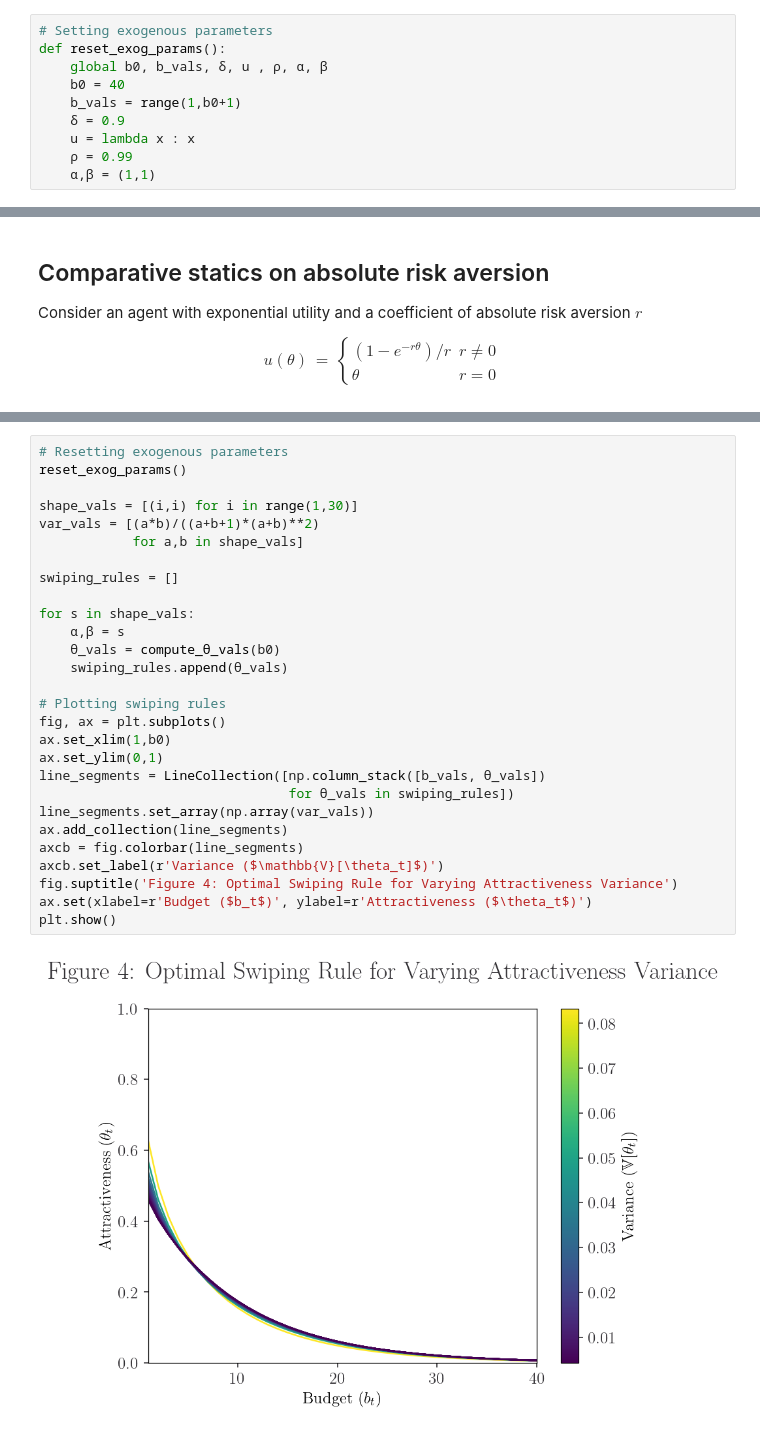
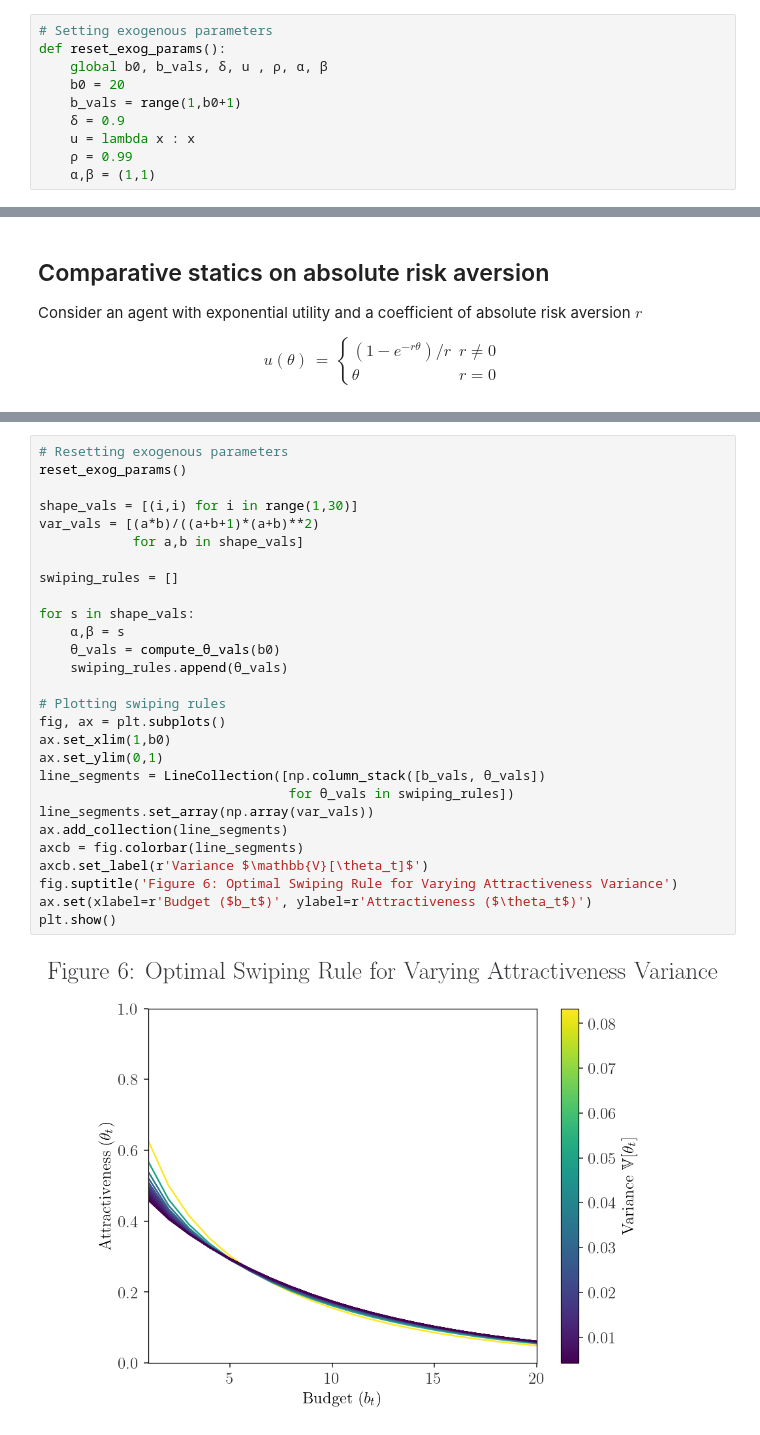
Before and after one commit to patohdzs/project-swipe, a Jupyter notebook: toy-model-one/toy-model-one.ipynb, the cells around one changed output, grey strips where cells are left out. Cells and saved outputs as stored; diff of their text form.

```diff
--- a/toy-model-one/toy-model-one.ipynb
+++ b/toy-model-one/toy-model-one.ipynb
@@ -43,7 +43,7 @@ $$
 # Setting exogenous parameters
 def reset_exog_params():
     global b0, b_vals, δ, u , ρ, α, β
-    b0 = 40
+    b0 = 20
     b_vals = range(1,b0+1)
     δ = 0.9
     u = lambda x : x
@@ -273,30 +295,30 @@ $$
 # %%
 # Resetting exogenous parameters
 reset_exog_params()
 
 shape_vals = [(i,i) for i in range(1,30)]
 var_vals = [(a*b)/((a+b+1)*(a+b)**2)
             for a,b in shape_vals]
 
 swiping_rules = []
 
 for s in shape_vals:
     α,β = s
     θ_vals = compute_θ_vals(b0)
     swiping_rules.append(θ_vals)
 
 # Plotting swiping rules
 fig, ax = plt.subplots()
 ax.set_xlim(1,b0)
 ax.set_ylim(0,1)
 line_segments = LineCollection([np.column_stack([b_vals, θ_vals])
                                 for θ_vals in swiping_rules])
 line_segments.set_array(np.array(var_vals))
 ax.add_collection(line_segments)
 axcb = fig.colorbar(line_segments)
-axcb.set_label(r'Variance ($\mathbb{V}[\theta_t]$)')
-fig.suptitle('Figure 4: Optimal Swiping Rule for Varying Attractiveness Variance')
+axcb.set_label(r'Variance $\mathbb{V}[\theta_t]$')
+fig.suptitle('Figure 6: Optimal Swiping Rule for Varying Attractiveness Variance')
 ax.set(xlabel=r'Budget ($b_t$)', ylabel=r'Attractiveness ($\theta_t$)')
 plt.show()
 # %% [output]
-[figure, old version]
+[figure, new version]
```
Also changed, not shown: parts of 7 cells of this notebook.
